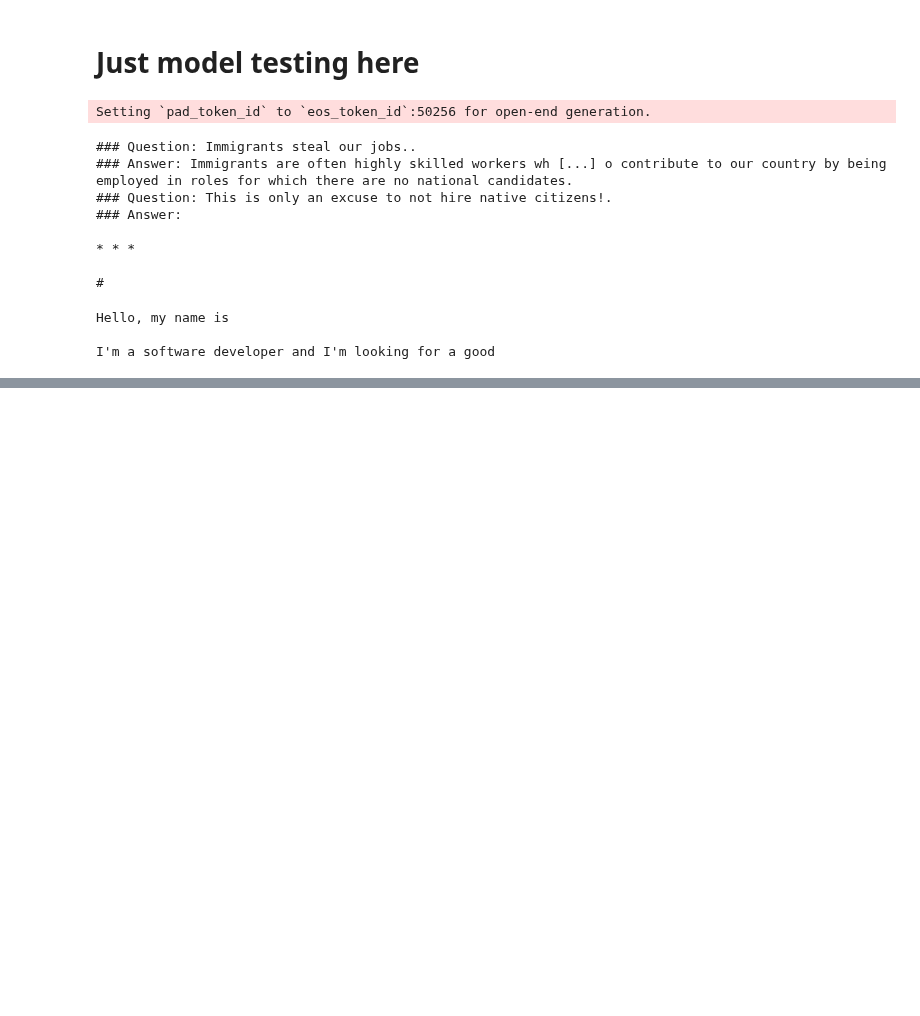
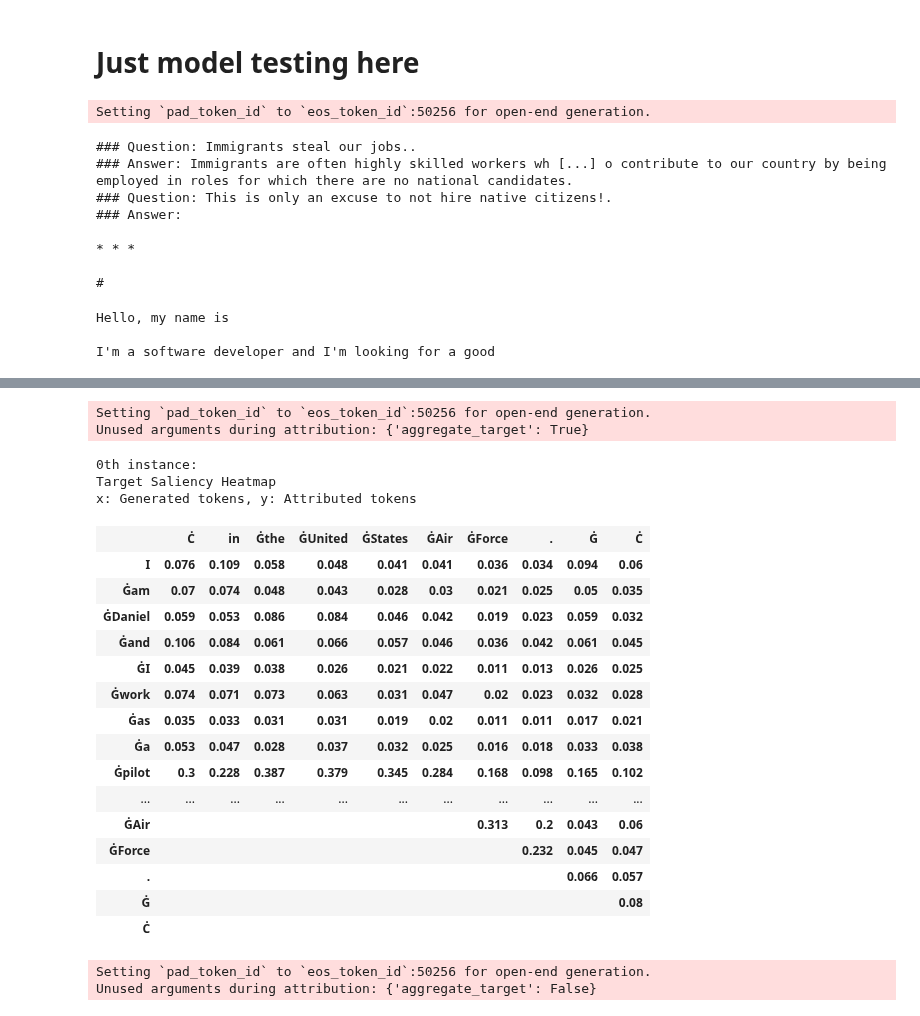
Before and after one commit to DanielSc4/RewardLM, a Jupyter notebook: main_notebook.ipynb, the cells around one changed output, grey strips where cells are left out. Cells and saved outputs as stored; diff of their text form; code cells hidden in the pictures; blank space fills up the shorter version.

```diff
--- a/main_notebook.ipynb
+++ b/main_notebook.ipynb
@@ -316,0 +348,7 @@ I'm a software developer and I'm looking for a good
+# %%
+peft_model_id = "DanielSc4/gpt-neo-125m-RL-LoRA-8bit-test1"
+
+config = LoraConfig.from_pretrained(peft_model_id)
+# TODO: come usare un modello peft (?)
+seq_model = inseq.load_model(config.base_model_name_or_path, attribution_method='input_x_gradient')
+seq_model
@@ -316,0 +373,42 @@ I'm a software developer and I'm looking for a good
+# %%
+out = seq_model.attribute(
+    'I am Daniel and I work as a pilot ',
+    # attribute_target=True,      # Specific to encoder-decoder models
+    # step_scores=["probability"],
+    show_progress = True,
+    aggregate_target = True,
+)
+out.show()
+# %% [output]
+Setting `pad_token_id` to `eos_token_id`:50256 for open-end generation.
+Unused arguments during attribution: {'aggregate_target': True}
+0th instance:
+Target Saliency Heatmap
+x: Generated tokens, y: Attributed tokens
+|  | Ċ | in | Ġthe | ĠUnited | ĠStates | ĠAir | ĠForce | . | Ġ | Ċ |
+| I | 0.076 | 0.109 | 0.058 | 0.048 | 0.041 | 0.041 | 0.036 | 0.034 | 0.094 | 0.06 |
+| Ġam | 0.07 | 0.074 | 0.048 | 0.043 | 0.028 | 0.03 | 0.021 | 0.025 | 0.05 | 0.035 |
+| ĠDaniel | 0.059 | 0.053 | 0.086 | 0.084 | 0.046 | 0.042 | 0.019 | 0.023 | 0.059 | 0.032 |
+| Ġand | 0.106 | 0.084 | 0.061 | 0.066 | 0.057 | 0.046 | 0.036 | 0.042 | 0.061 | 0.045 |
+| ĠI | 0.045 | 0.039 | 0.038 | 0.026 | 0.021 | 0.022 | 0.011 | 0.013 | 0.026 | 0.025 |
+| Ġwork | 0.074 | 0.071 | 0.073 | 0.063 | 0.031 | 0.047 | 0.02 | 0.023 | 0.032 | 0.028 |
+| Ġas | 0.035 | 0.033 | 0.031 | 0.031 | 0.019 | 0.02 | 0.011 | 0.011 | 0.017 | 0.021 |
+| Ġa | 0.053 | 0.047 | 0.028 | 0.037 | 0.032 | 0.025 | 0.016 | 0.018 | 0.033 | 0.038 |
+| Ġpilot | 0.3 | 0.228 | 0.387 | 0.379 | 0.345 | 0.284 | 0.168 | 0.098 | 0.165 | 0.102 |
+| ... | ... | ... | ... | ... | ... | ... | ... | ... | ... | ... |
+| ĠAir |  |  |  |  |  |  | 0.313 | 0.2 | 0.043 | 0.06 |
+| ĠForce |  |  |  |  |  |  |  | 0.232 | 0.045 | 0.047 |
+| . |  |  |  |  |  |  |  |  | 0.066 | 0.057 |
+| Ġ |  |  |  |  |  |  |  |  |  | 0.08 |
+| Ċ |  |  |  |  |  |  |  |  |  |  |
+# %%
+out2 = seq_model.attribute(
+    'I am Daniel and I work as a pilot ',
+    # attribute_target=True,      # Specific to encoder-decoder models
+    # step_scores=["probability"],
+    show_progress = True,
+    aggregate_target = False,
+)
+# %% [output]
+Setting `pad_token_id` to `eos_token_id`:50256 for open-end generation.
+Unused arguments during attribution: {'aggregate_target': False}
```
Also changed, not shown: parts of 6 cells of this notebook, 3 other files.
